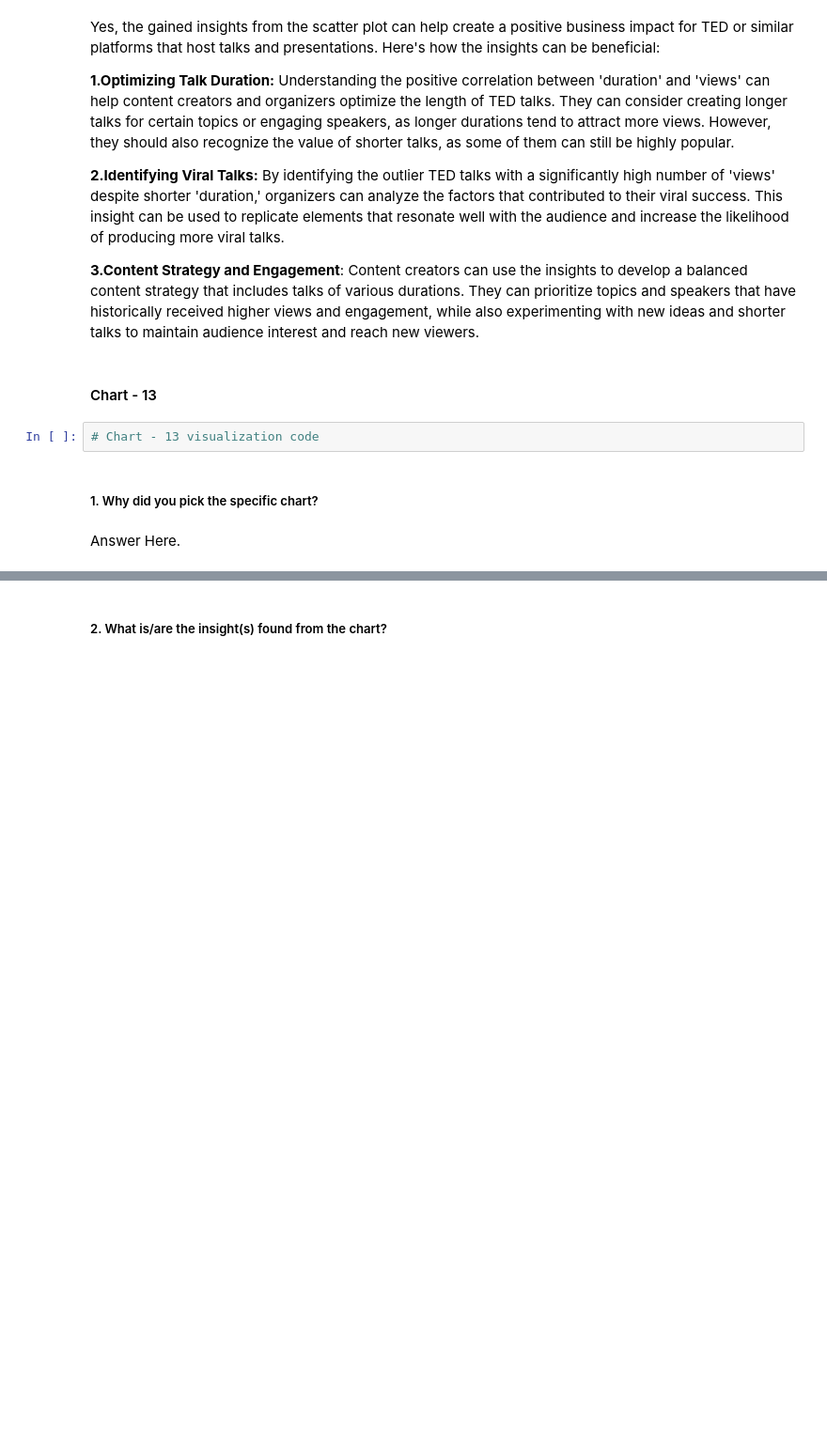
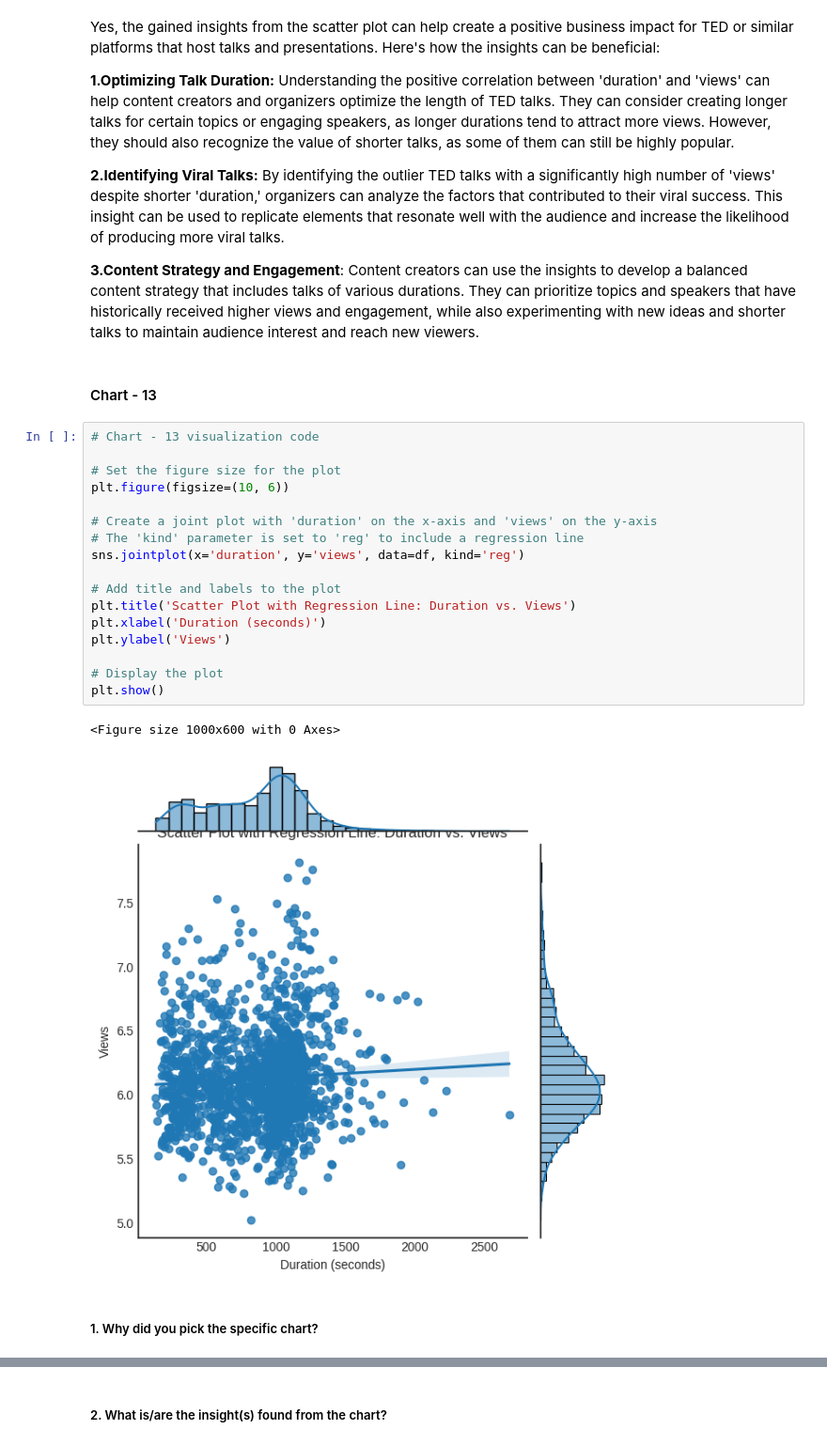
Before and after one commit to shubhamrai1318/TED_Talk_Views_Prediction, a Jupyter notebook: TED_Talk_Views_Prediction.ipynb, the cells around one changed output, grey strips where cells are left out. Shown at 94% size. Cells and saved outputs as stored; diff of their text form; blank space fills up the shorter version.

Commit message:
Data Visualization Completed

```diff
--- a/TED_Talk_Views_Prediction.ipynb
+++ b/TED_Talk_Views_Prediction.ipynb
@@ -1277,9 +1278,25 @@ Yes, the gained insights from the scatter plot can help create a positive busine
 **3.Content Strategy and Engagement**: Content creators can use the insights to develop a balanced content strategy that includes talks of various durations. They can prioritize topics and speakers that have historically received higher views and engagement, while also experimenting with new ideas and shorter talks to maintain audience interest and reach new viewers.
 # %% [markdown]
 #### Chart - 13
-# %%
-# Chart - 13 visualization code
+# %%
+# Chart - 13 visualization code
+
+# Set the figure size for the plot
+plt.figure(figsize=(10, 6))
+
+# Create a joint plot with 'duration' on the x-axis and 'views' on the y-axis
+# The 'kind' parameter is set to 'reg' to include a regression line
+sns.jointplot(x='duration', y='views', data=df, kind='reg')
+
+# Add title and labels to the plot
+plt.title('Scatter Plot with Regression Line: Duration vs. Views')
+plt.xlabel('Duration (seconds)')
+plt.ylabel('Views')
+
+# Display the plot
+plt.show()
+# %% [output]
+<Figure size 1000x600 with 0 Axes>
+[figure, added]
 # %% [markdown]
 ##### 1. Why did you pick the specific chart?
-# %% [markdown]
-Answer Here.
```
Also changed, not shown: parts of 6 cells of this notebook.
